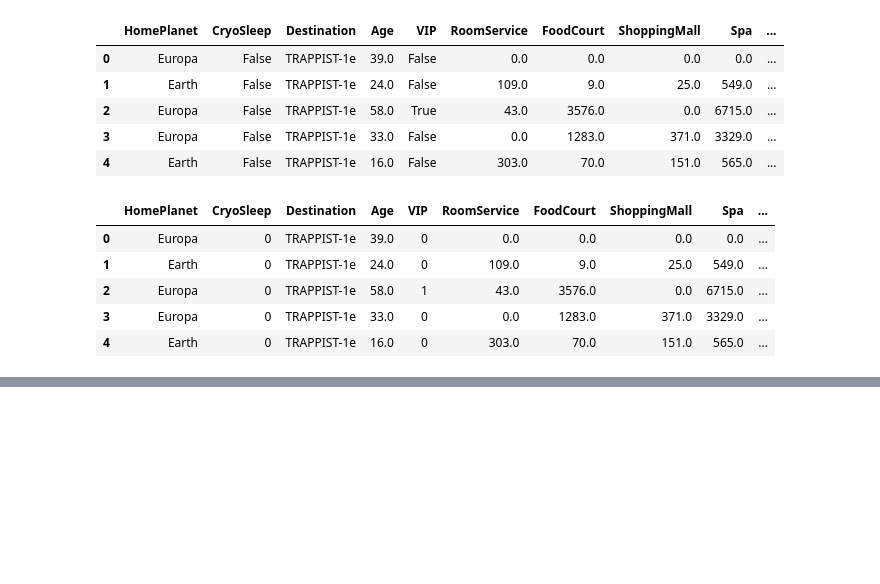
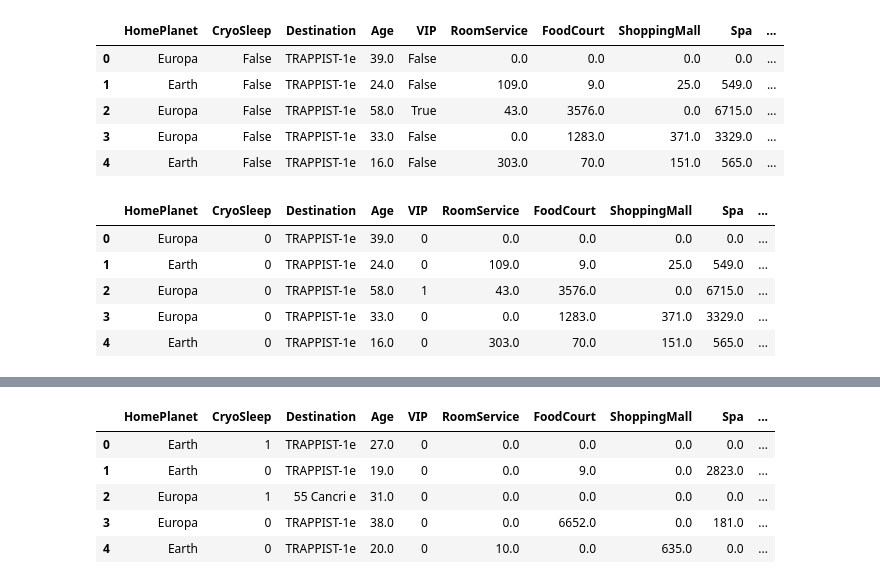
Before and after one commit to borachhun/MOST24-ApprenAuto-ENSIIE, a Jupyter notebook: projet/code.ipynb, the cells around one changed output, grey strips where cells are left out. Saved outputs shown, nothing was run; the diff lists cells and outputs as text; code cells hidden in the pictures; blank space fills up the shorter version.

```diff
--- a/projet/code.ipynb
+++ b/projet/code.ipynb
@@ -126,0 +184,13 @@ train_data.head()
+# %%
+# Convert boolean to integer (0 = False, 1 = True)
+
+train_data['CryoSleep'] = list(map(int, train_data['CryoSleep']))
+train_data['VIP'] = list(map(int, train_data['VIP']))
+train_data.head()
+# %% [output]
+|  | HomePlanet | CryoSleep | Destination | Age | VIP | RoomService | FoodCourt | ShoppingMall | Spa | ... |
+| 0 | Earth | 1 | TRAPPIST-1e | 27.0 | 0 | 0.0 | 0.0 | 0.0 | 0.0 | ... |
+| 1 | Earth | 0 | TRAPPIST-1e | 19.0 | 0 | 0.0 | 9.0 | 0.0 | 2823.0 | ... |
+| 2 | Europa | 1 | 55 Cancri e | 31.0 | 0 | 0.0 | 0.0 | 0.0 | 0.0 | ... |
+| 3 | Europa | 0 | TRAPPIST-1e | 38.0 | 0 | 0.0 | 6652.0 | 0.0 | 181.0 | ... |
+| 4 | Earth | 0 | TRAPPIST-1e | 20.0 | 0 | 10.0 | 0.0 | 635.0 | 0.0 | ... |
```
Also changed, not shown: parts of 12 cells of this notebook, 2 other files.
